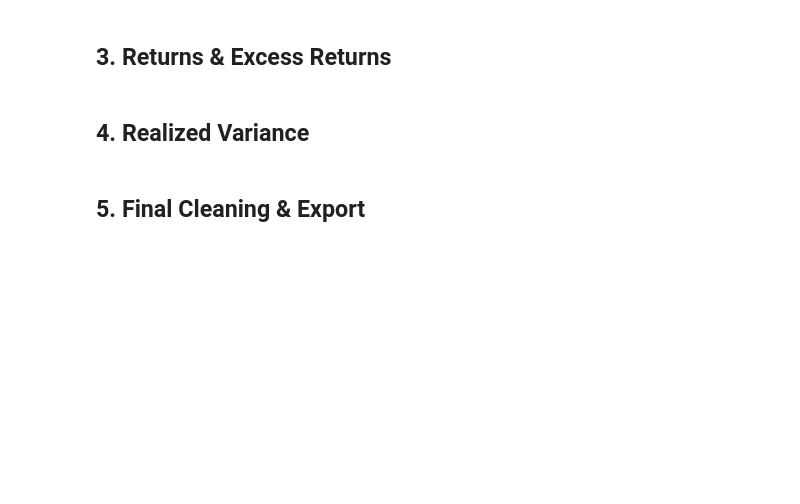
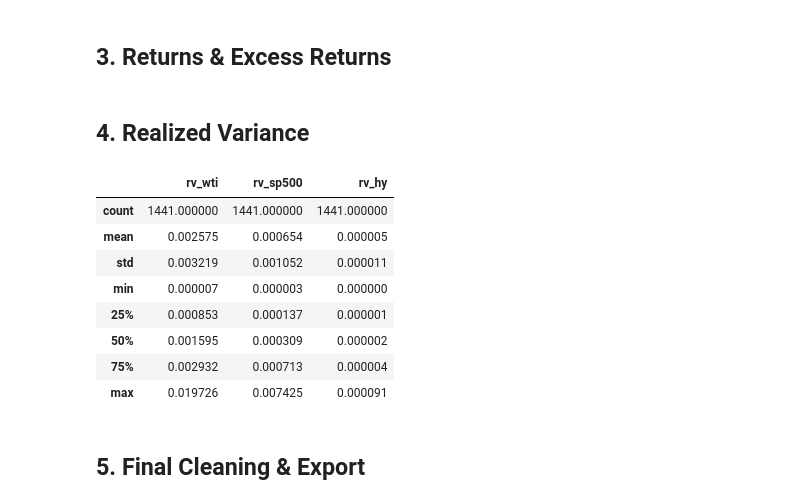
Before and after one commit to yvdri/emf-project-2026, a Jupyter notebook: notebooks/01_data_cleaning.ipynb, the cells around one changed output. Drawn from its saved outputs; the diff is of its cells as text; code cells hidden in the pictures; blank space fills up the shorter version.

```diff
--- a/notebooks/01_data_cleaning.ipynb
+++ b/notebooks/01_data_cleaning.ipynb
@@ -117,6 +117,24 @@ daily_d_spread = ((daily_spread - daily_spread.shift(1)) / 100).dropna()
 rv_wti   = (daily_ret_wti ** 2).resample("W-FRI").sum().rename("rv_wti")
 rv_sp500 = (daily_ret_sp500 ** 2).resample("W-FRI").sum().rename("rv_sp500")
 rv_hy    = (daily_d_spread ** 2).resample("W-FRI").sum().rename("rv_hy")
+# %%
+# extreme spikes in realized variance (e.g. WTI in April 2020) would dominate
+# the VAR estimation, so we cap at the 99th percentile (upper tail only)
+rv_wti   = rv_wti.clip(upper=rv_wti.quantile(0.99))
+rv_sp500 = rv_sp500.clip(upper=rv_sp500.quantile(0.99))
+rv_hy    = rv_hy.clip(upper=rv_hy.quantile(0.99))
+
+pd.concat([rv_wti, rv_sp500, rv_hy], axis=1).describe().round(6)
+# %% [output]
+|  | rv_wti | rv_sp500 | rv_hy |
+| count | 1441.000000 | 1441.000000 | 1441.000000 |
+| mean | 0.002575 | 0.000654 | 0.000005 |
+| std | 0.003219 | 0.001052 | 0.000011 |
+| min | 0.000007 | 0.000003 | 0.000000 |
+| 25% | 0.000853 | 0.000137 | 0.000001 |
+| 50% | 0.001595 | 0.000309 | 0.000002 |
+| 75% | 0.002932 | 0.000713 | 0.000004 |
+| max | 0.019726 | 0.007425 | 0.000091 |
 # %% [markdown]
 ## 5. Final Cleaning & Export
 # %%
```
Also changed, not shown: parts of 1 cell of this notebook, 1 other file.
